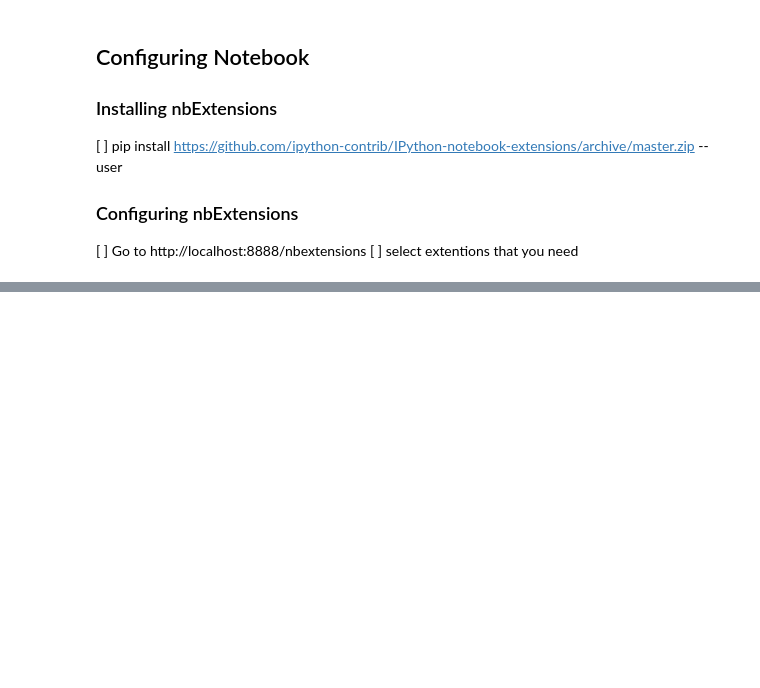
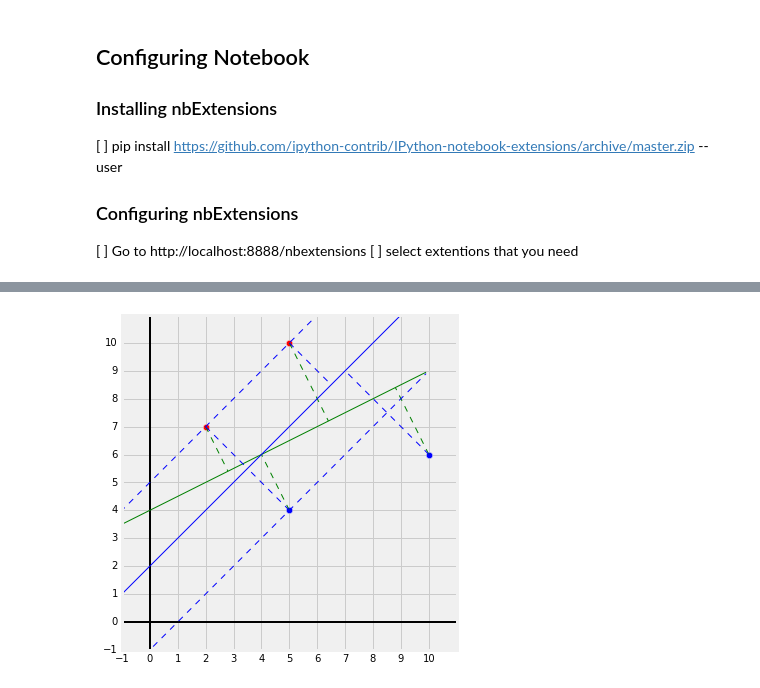
Before and after one commit to sada-narayanappa/Notebooks, a Jupyter notebook: Notes/999_Cookbook.ipynb, the cells around one changed output, grey strips where cells are left out. Cells and saved outputs as stored; diff of their text form; code cells hidden in the pictures; blank space fills up the shorter version.

```diff
--- a/Notes/999_Cookbook.ipynb
+++ b/Notes/999_Cookbook.ipynb
@@ -86,0 +72,83 @@ $$E = F \cdot s $$
+# %%
+def splot(expr, x = np.arange(-2,10,0.1),c=None):
+    y = eval(expr);
+    title=latex(expr)
+    title = '$'+title+'$'
+    titEs = title.replace("\\","\\\\")
+    plt.plot(x,y, c)
+    #plt.xlim(x.min(), x.ma5x())
+    #plt.ylim(y.min()-1, y.max())
+
+# equation of line: y = mx + c
+# m = slope and c= intercept
+# returns intercept and distance
+def xpoint(m,c,x0,y0):
+    c1 = y0 + x0/m
+    d  = (m*x0 - y0 + c) /(sqrt(m**2+1))
+    x1 = (c1 - c)*m / (m**2+1)
+    y1 = m * x1 + c;
+
+    return ( (d), c1, x1,y1)
+# %%
+##### b = np.array([0.5, -1])
+X = np.array([(2,7), (5,10), (5,4), (10,6)])
+y = np.array([-1,-1,1,1])
+
+#----------------------------
+plt.figure(1, figsize=(8, 6))
+plt.axhline(0, color='k', linewidth=2)
+plt.axvline(0, color='k', linewidth=2)
+plt.grid(True, which='both')
+plt.axes().set_aspect('equal')
+
+plt.xlim(-1, 11)
+plt.ylim(-1, 11)
+
+major_ticks = np.arange(-1, 11, 1)
+
+plt.xticks(major_ticks)
+plt.yticks(major_ticks)
+
+#----------------------------
+b1= 0.5
+b = 4
+eq= "{} * x+{}".format(b1,b)
+
+splot(eq,c='g')
+for x in X:
+    d,c1,x1,y1 = xpoint(b1, b, x[0], x[1])
+    if (d < 1): c='r'
+    elif (d ==1): c ='k'
+    else: c = 'b'
+    plt.scatter(x[0], x[1], c=c, s=40);
+    print (d , c1, x[0], x[1], x1, y1 )
+    plt.plot([x[0],x1],[x[1],y1], "g--")
+#----------------------------
+
+clf = SVC(kernel="linear")
+clf.fit(X,y)
+print(clf.intercept_, clf.coef_)
+b = -clf.intercept_[0]/clf.coef_[0][-1]
+B = -clf.coef_[0] / clf.coef_[-1]
+b1= -B[0]
+
+eq= "{} * x + {}".format(b1,b)
+print(clf.coef_, "=", b, "=", B, -B[0], eq)
+splot(eq, c='b')
+
+bb = -(clf.intercept_[0]-1)/clf.coef_[0][-1]
+eq= "{} * x + {}".format(-B[0],bb)
+splot(eq, c='b--')
+bb = -(clf.intercept_[0]+1)/clf.coef_[0][-1]
+eq= "{} * x + {}".format(-B[0],bb)
+splot(eq, c='b--')
+
+for x in X:
+    d,c1,x1,y1 = xpoint(b1, b, x[0], x[1])
+    if (d < 1): c='r'
+    elif (d ==1): c ='k'
+    else: c = 'b'
+    plt.scatter(x[0], x[1], c=c, s=40);
+    print (d , c1, x[0], x[1], x1, y1 )
+    plt.plot([x[0],x1],[x[1],y1], "b--")
+# %% [output]
@@ -86,0 +165 @@ $$E = F \cdot s $$
+[figure, added]
```
Also changed, not shown: parts of 12 cells of this notebook, 5 other files.
